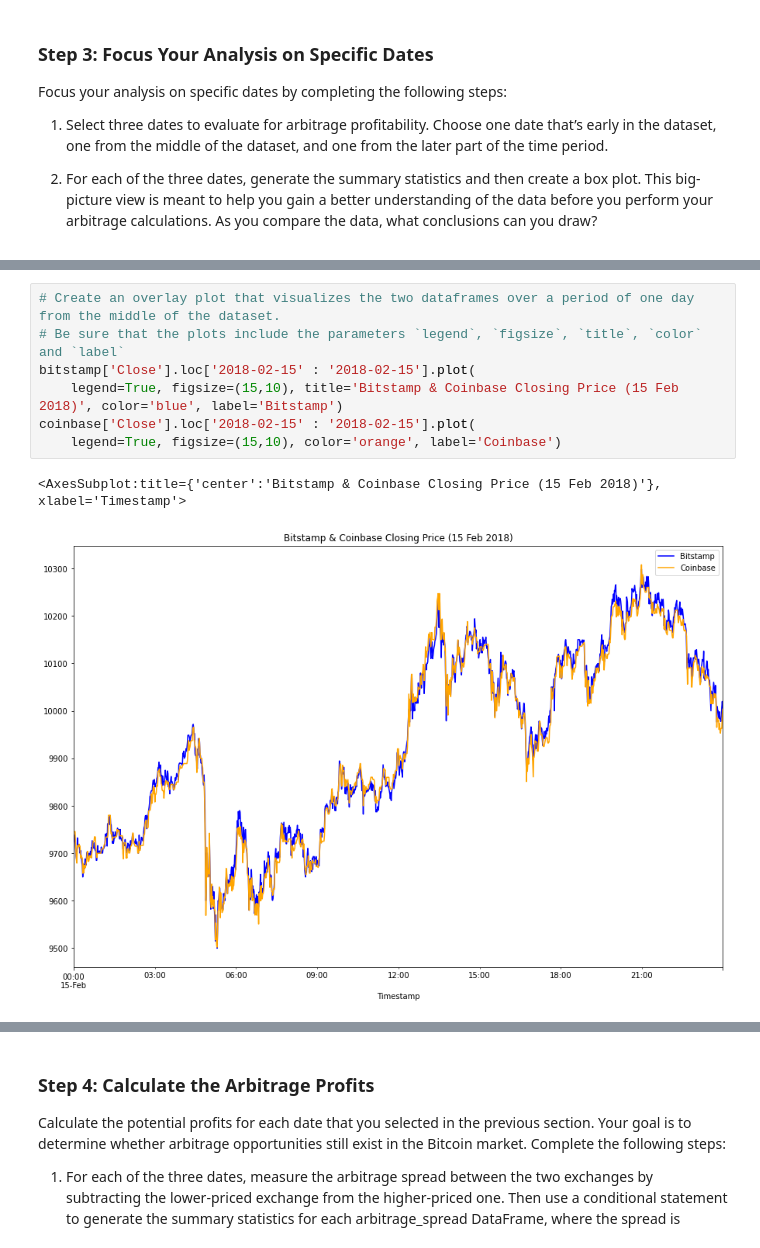
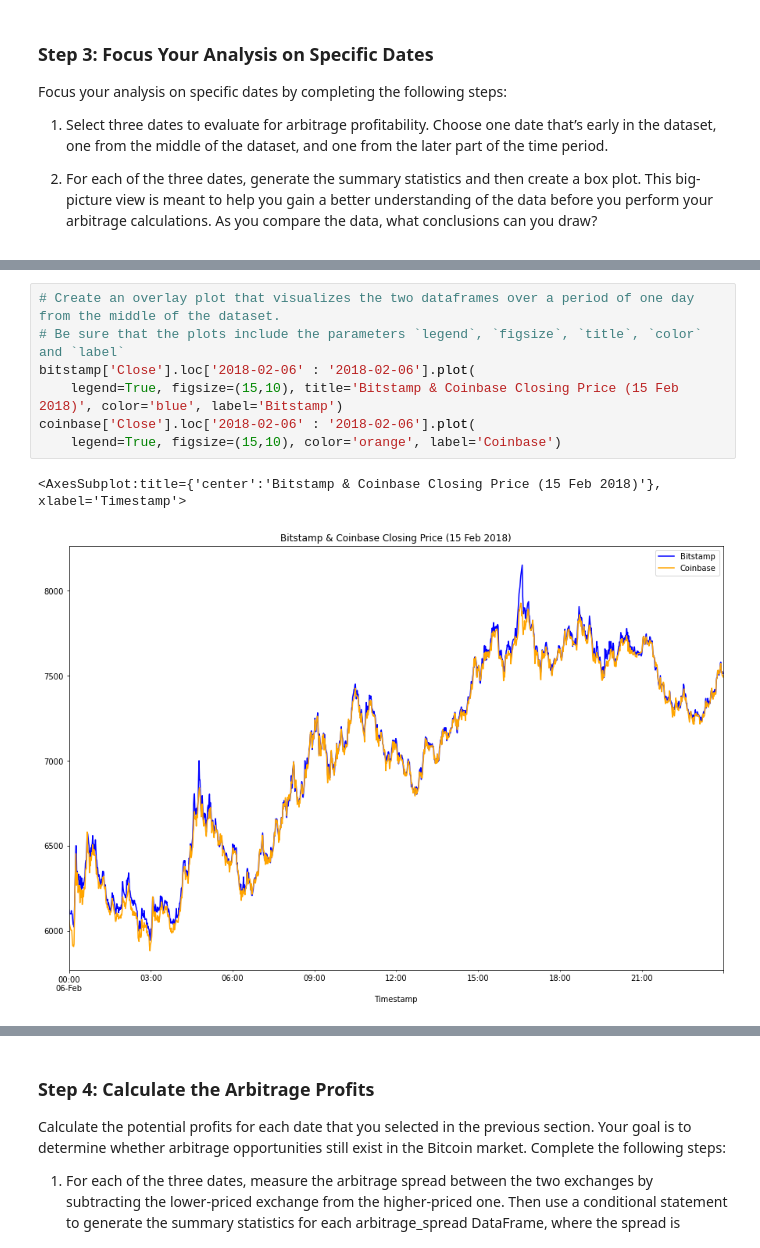
Before and after one commit to JWM09/Arbitrage_Bitcoin, a Jupyter notebook: Starter_Code/crypto_arbitrage.ipynb, the cells around one changed output, grey strips where cells are left out. Cells and saved outputs as stored; diff of their text form.

```diff
--- a/Starter_Code/crypto_arbitrage.ipynb
+++ b/Starter_Code/crypto_arbitrage.ipynb
@@ -491,13 +499,13 @@ arbitrage_spread_early.plot.box()
 # %%
 # Create an overlay plot that visualizes the two dataframes over a period of one day from the middle of the dataset.
 # Be sure that the plots include the parameters `legend`, `figsize`, `title`, `color` and `label`
-bitstamp['Close'].loc['2018-02-15' : '2018-02-15'].plot(
+bitstamp['Close'].loc['2018-02-06' : '2018-02-06'].plot(
     legend=True, figsize=(15,10), title='Bitstamp & Coinbase Closing Price (15 Feb 2018)', color='blue', label='Bitstamp')
-coinbase['Close'].loc['2018-02-15' : '2018-02-15'].plot(
+coinbase['Close'].loc['2018-02-06' : '2018-02-06'].plot(
     legend=True, figsize=(15,10), color='orange', label='Coinbase')
 # %% [output]
 <AxesSubplot:title={'center':'Bitstamp & Coinbase Closing Price (15 Feb 2018)'}, xlabel='Timestamp'>
-[figure, old version]
+[figure, new version]
 # %%
 # Using the date in the middle that you have selected, calculate the arbitrage spread
 # by subtracting the bitstamp lower closing prices from the coinbase higher closing prices
```
Also changed, not shown: parts of 40 cells of this notebook.
